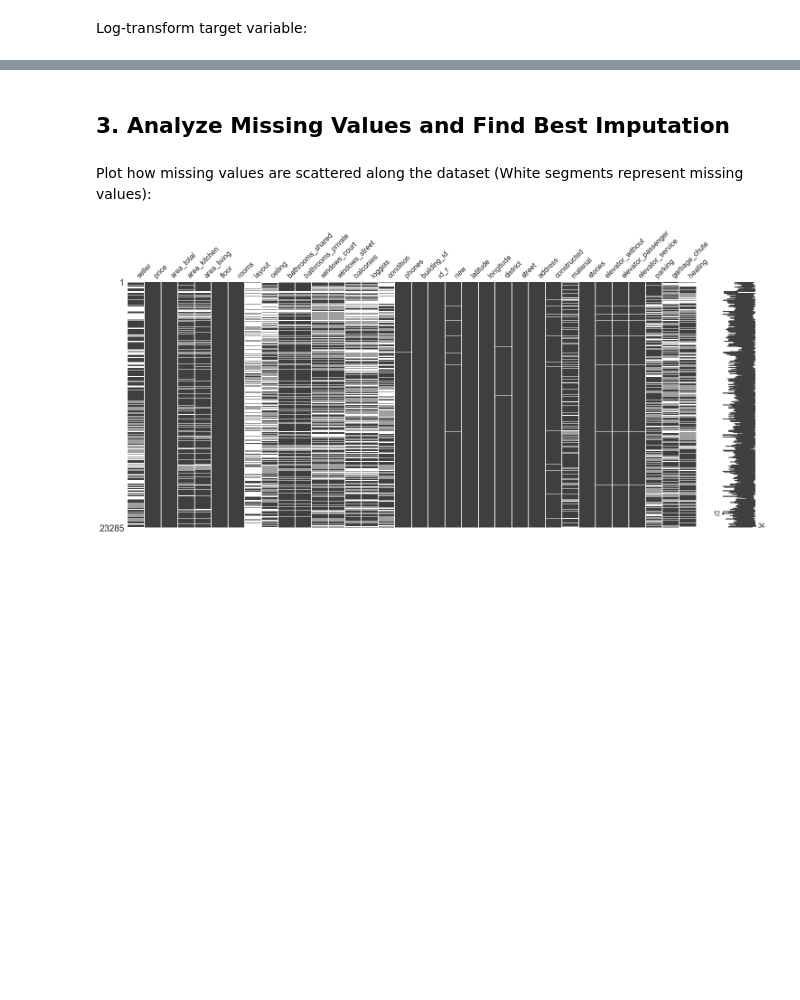
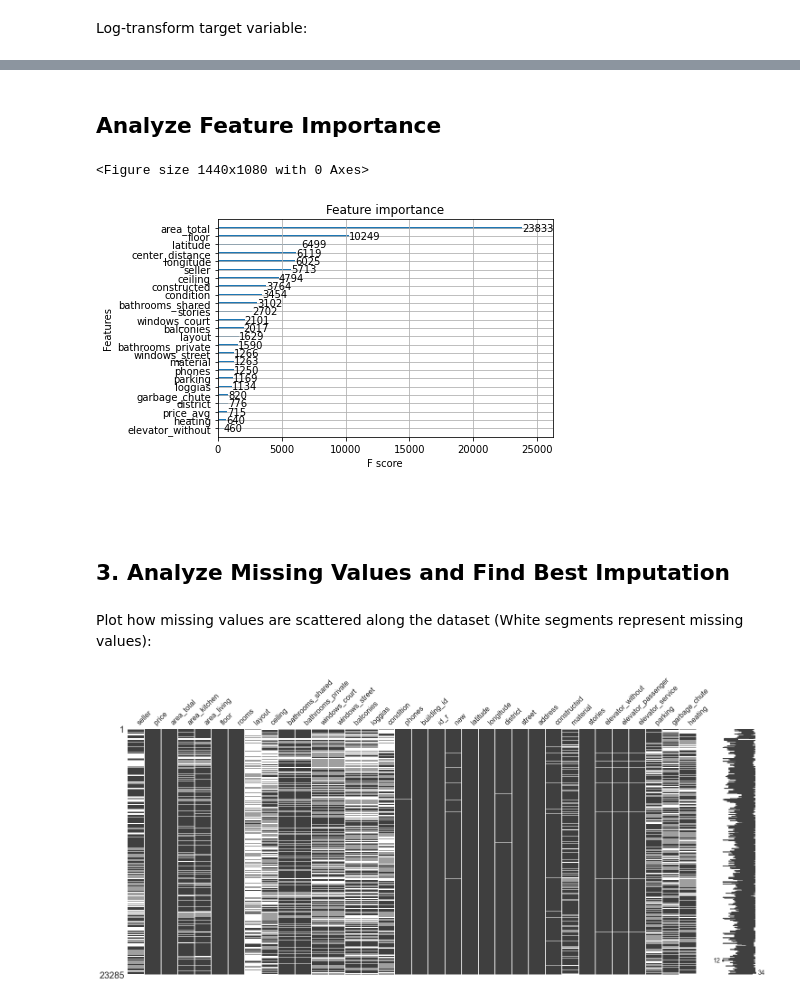
Before and after one commit to kirill-menke/house-pricing-prediction, a Jupyter notebook: eda.ipynb, the cells around one changed output, grey strips where cells are left out. Saved outputs shown, nothing was run; the diff lists cells and outputs as text; code cells hidden in the pictures; blank space fills up the shorter version.

```diff
--- a/eda.ipynb
+++ b/eda.ipynb
@@ -44,3 +82,20 @@ ax2.legend()
+# %% [markdown]
+## Analyze Feature Importance
+# %%
+import xgboost as xgb
+from xgboost import XGBRegressor, plot_importance
+from sklearn.compose import TransformedTargetRegressor
+
+model_xgb = XGBRegressor(n_estimators=1200, max_depth=7, booster='gbtree')
+model_xgb.fit(X_train, y_train)
+
+plt.figure(figsize=(20, 15))
+plot_importance(model_xgb, max_num_features=25);
+# %% [output]
+<Figure size 1440x1080 with 0 Axes>
+[figure, added]
+# %% [markdown]
+##
 # %% [markdown]
 ## 3. Analyze Missing Values and Find Best Imputation
 # %% [markdown]
```
Also changed, not shown: parts of 8 cells of this notebook, 5 other files.
